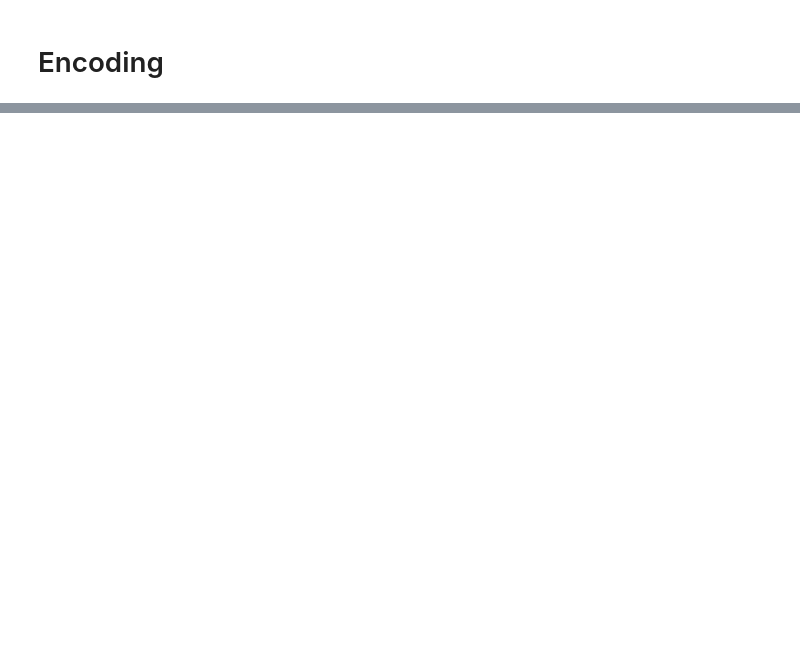
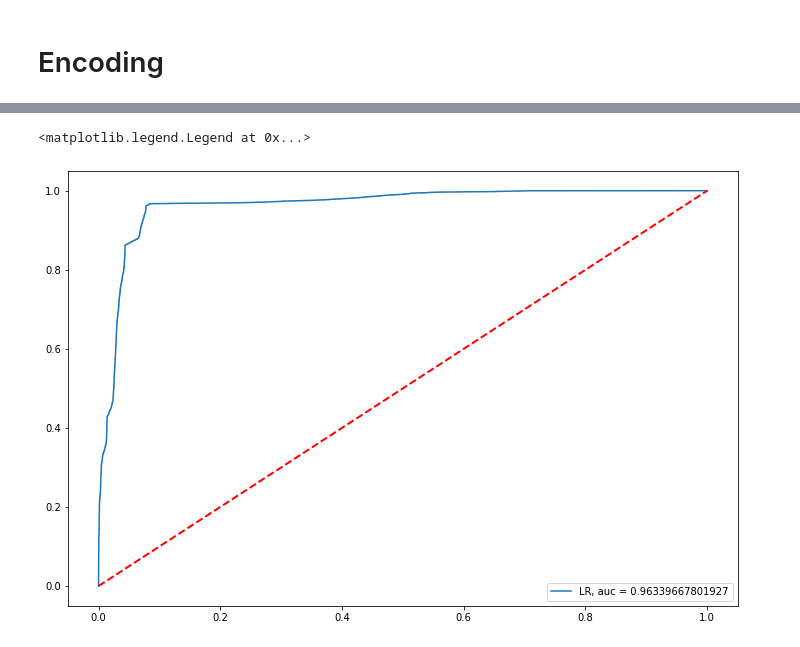
Before and after one commit to Pedro-A-D-S/fraud_detection, a Jupyter notebook: fraud_detection.ipynb, the cells around one changed output, grey strips where cells are left out. Cells and saved outputs as stored; diff of their text form; code cells hidden in the pictures; blank space fills up the shorter version.

```diff
--- a/fraud_detection.ipynb
+++ b/fraud_detection.ipynb
@@ -165,0 +283,6 @@ pandas_profiling.ProfileReport(df)
+# %%
+# criando variáveis balanceadas
+x_resampled, y_resampled = smote.fit_resample(x, y)
+# %%
+# unindo as partes resampled em um único dataframe
+df_balanced = pd.concat([y_resampled, x_resampled], axis = 1)
@@ -165,0 +316,15 @@ pandas_profiling.ProfileReport(df)
+# %%
+x = df_balanced.iloc[:, 1:].values
+y = df_balanced.iloc[:, 0].values
+# %%
+x_train, x_test, y_train, y_test = train_test_split(x, y, test_size=0.25, random_state = 42)
+
+lr = LogisticRegression(max_iter=1000, random_state = 42)
+
+lr.fit(x_train, y_train)
+y_pred =lr.predict(x_test)
+
+print("Acurácia:",metrics.accuracy_score(y_test, y_pred))
+print("Precisão:",metrics.precision_score(y_test, y_pred))
+print("Recall:",metrics.recall_score(y_test, y_pred))
+print("F1:",metrics.f1_score(y_test, y_pred))
@@ -165,0 +349,14 @@ pandas_profiling.ProfileReport(df)
+# %%
+# instanciando as métricas da curva ROC
+y_pred_proba = lr.predict_proba(x_test)[::, 1]
+fpr, tpr, _ = metrics.roc_curve(y_test, y_pred_proba)
+auc = metrics.roc_auc_score(y_test, y_pred_proba)
+
+# plottando
+plt.rcParams['figure.figsize'] = (12., 8.)
+plt.plot(fpr, tpr, label = 'LR, auc = ' + str(auc))
+plt.plot([0, 1], [0, 1], color = 'red', lw = 2, linestyle = '--')
+plt.legend(loc = 4)
+# %% [output]
+<matplotlib.legend.Legend at 0x...>
+[figure, added]
```
Also changed, not shown: parts of 32 cells of this notebook, 1 other file.
